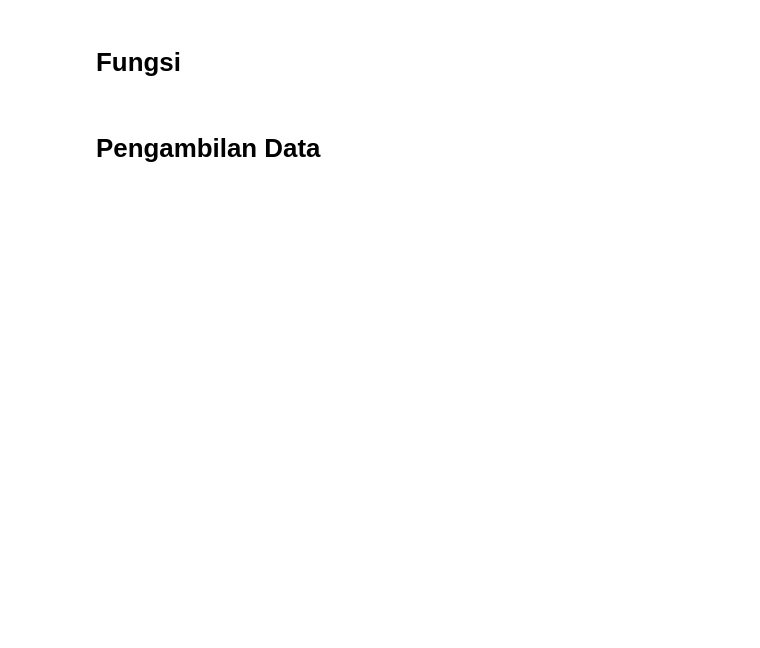
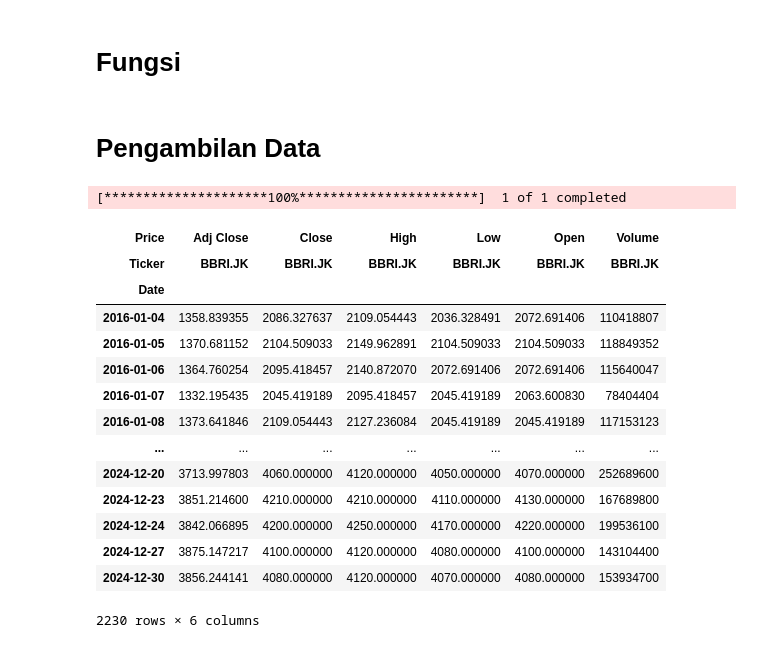
Before and after one commit to Putra48/71241116_Struktur_Data_A, a Jupyter notebook: strukdat1/71241116_Project01.ipynb, the cells around one changed output. Cells and saved outputs as stored; diff of their text form; code cells hidden in the pictures; blank space fills up the shorter version.

```diff
--- a/strukdat1/71241116_Project01.ipynb
+++ b/strukdat1/71241116_Project01.ipynb
@@ -14,6 +14,23 @@ def fetch_data(tickers, start_date, end_date, auto_adjust=True):
 # %% [markdown]
 # Pengambilan Data
 # %%
-tickers = ['BBRI.Jk']
+tickers = ['BBRI.JK']
 data = fetch_data(tickers=tickers, start_date='2016-01-01', end_date='2025-01-01', auto_adjust=False)
 data
+# %% [output]
+[*********************100%***********************]  1 of 1 completed
+| Price | Adj Close | Close | High | Low | Open | Volume |
+| Ticker | BBRI.JK | BBRI.JK | BBRI.JK | BBRI.JK | BBRI.JK | BBRI.JK |
+| Date |  |  |  |  |  |  |
+| 2016-01-04 | 1358.839355 | 2086.327637 | 2109.054443 | 2036.328491 | 2072.691406 | 110418807 |
+| 2016-01-05 | 1370.681152 | 2104.509033 | 2149.962891 | 2104.509033 | 2104.509033 | 118849352 |
+| 2016-01-06 | 1364.760254 | 2095.418457 | 2140.872070 | 2072.691406 | 2072.691406 | 115640047 |
+| 2016-01-07 | 1332.195435 | 2045.419189 | 2095.418457 | 2045.419189 | 2063.600830 | 78404404 |
+| 2016-01-08 | 1373.641846 | 2109.054443 | 2127.236084 | 2045.419189 | 2045.419189 | 117153123 |
+| ... | ... | ... | ... | ... | ... | ... |
+| 2024-12-20 | 3713.997803 | 4060.000000 | 4120.000000 | 4050.000000 | 4070.000000 | 252689600 |
+| 2024-12-23 | 3851.214600 | 4210.000000 | 4210.000000 | 4110.000000 | 4130.000000 | 167689800 |
+| 2024-12-24 | 3842.066895 | 4200.000000 | 4250.000000 | 4170.000000 | 4220.000000 | 199536100 |
+| 2024-12-27 | 3875.147217 | 4100.000000 | 4120.000000 | 4080.000000 | 4100.000000 | 143104400 |
+| 2024-12-30 | 3856.244141 | 4080.000000 | 4120.000000 | 4070.000000 | 4080.000000 | 153934700 |
+2230 rows × 6 columns
```
Also changed, not shown: parts of 4 cells of this notebook.
